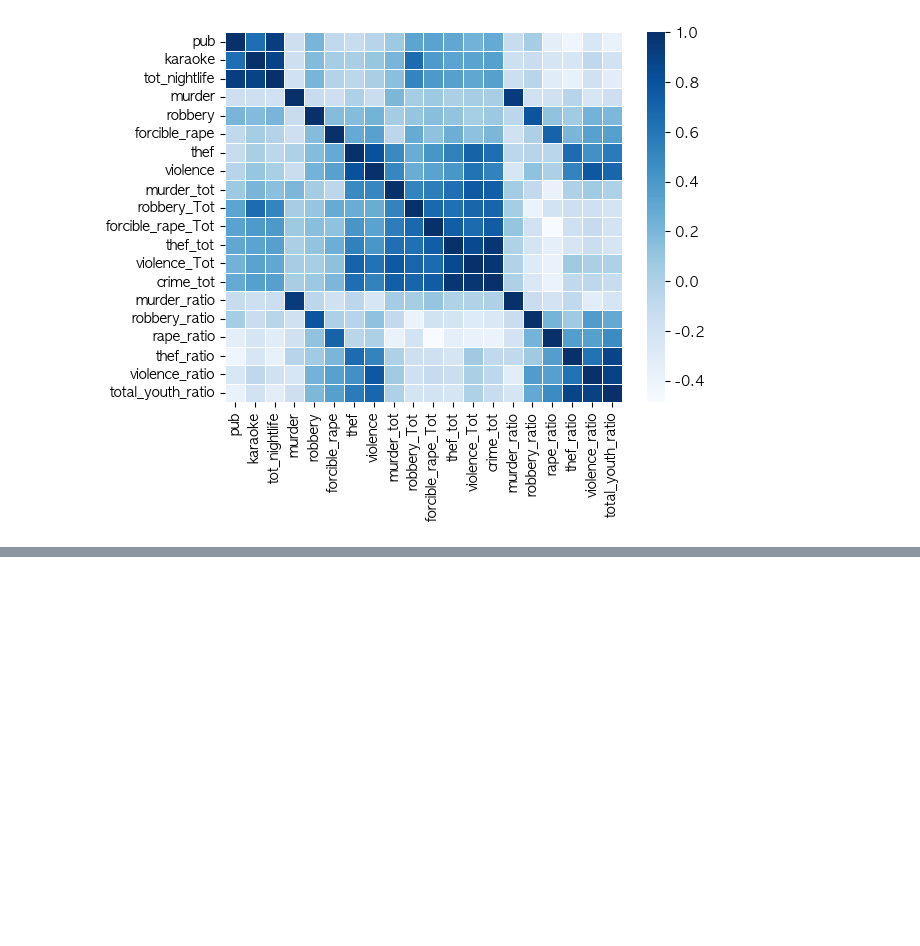
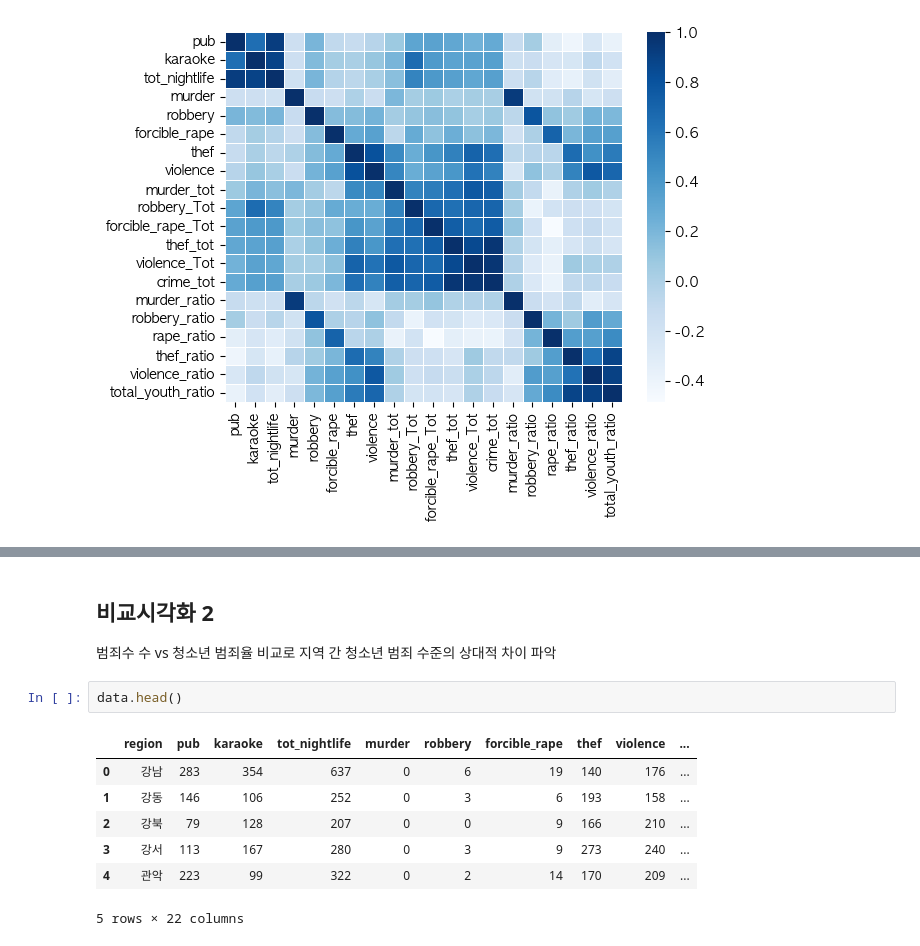
Before and after one commit to lgh0829/aws-say-1-da_with_python, a Jupyter notebook: 99_da-toyproj/00_visualization.ipynb, the cells around one changed output, grey strips where cells are left out. Drawn from its saved outputs; the diff is of its cells as text; blank space fills up the shorter version.

```diff
--- a/99_da-toyproj/00_visualization.ipynb
+++ b/99_da-toyproj/00_visualization.ipynb
@@ -198,0 +357,14 @@ plt.show()
+# %% [markdown]
+## 비교시각화 2
+
+범죄수 수 vs 청소년 범죄율 비교로 지역 간 청소년 범죄 수준의 상대적 차이 파악
+# %%
+data.head()
+# %% [output]
+|  | region | pub | karaoke | tot_nightlife | murder | robbery | forcible_rape | thef | violence | ... |
+| 0 | 강남 | 283 | 354 | 637 | 0 | 6 | 19 | 140 | 176 | ... |
+| 1 | 강동 | 146 | 106 | 252 | 0 | 3 | 6 | 193 | 158 | ... |
+| 2 | 강북 | 79 | 128 | 207 | 0 | 0 | 9 | 166 | 210 | ... |
+| 3 | 강서 | 113 | 167 | 280 | 0 | 3 | 9 | 273 | 240 | ... |
+| 4 | 관악 | 223 | 99 | 322 | 0 | 2 | 14 | 170 | 209 | ... |
+5 rows × 22 columns
```
Also changed, not shown: parts of 9 cells of this notebook, 3 other files.
